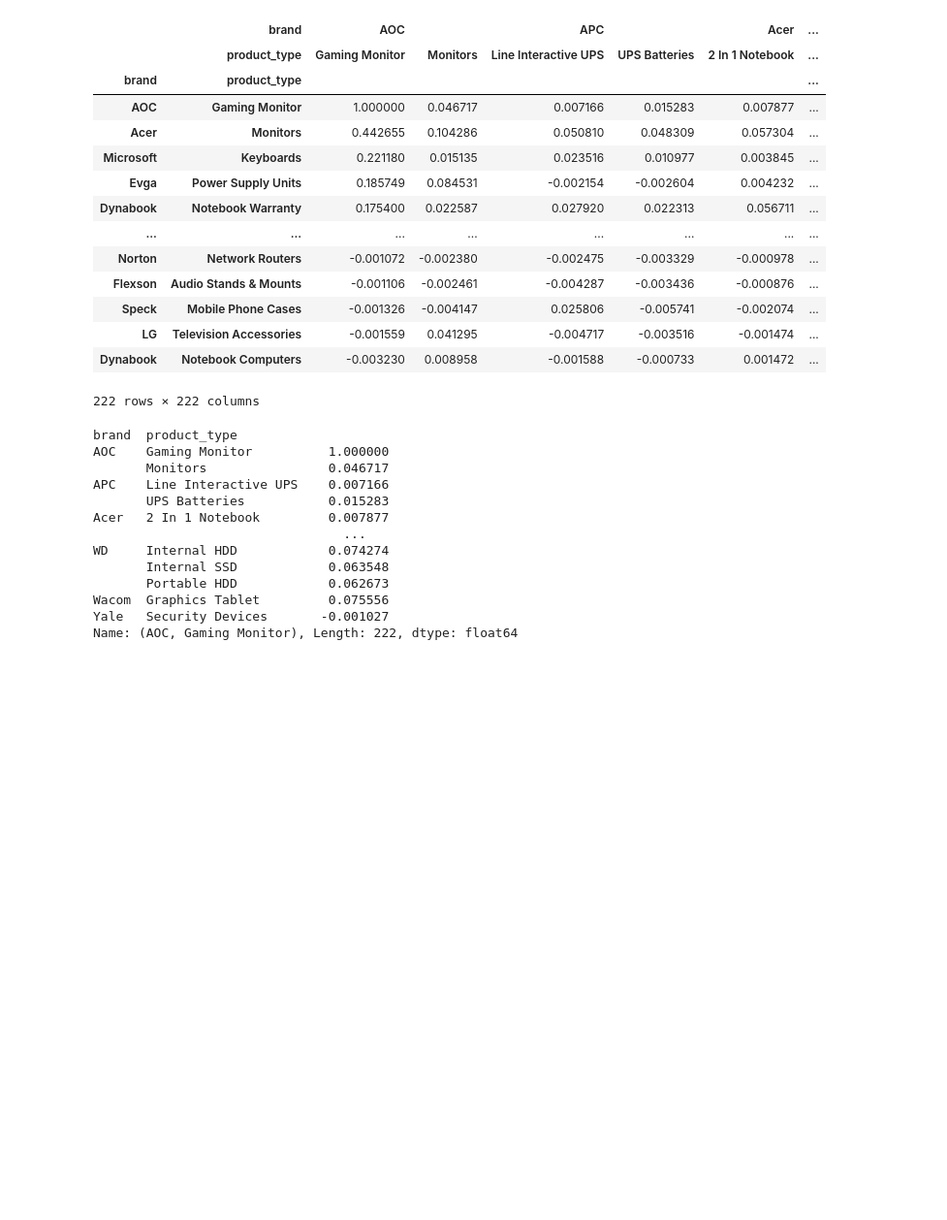
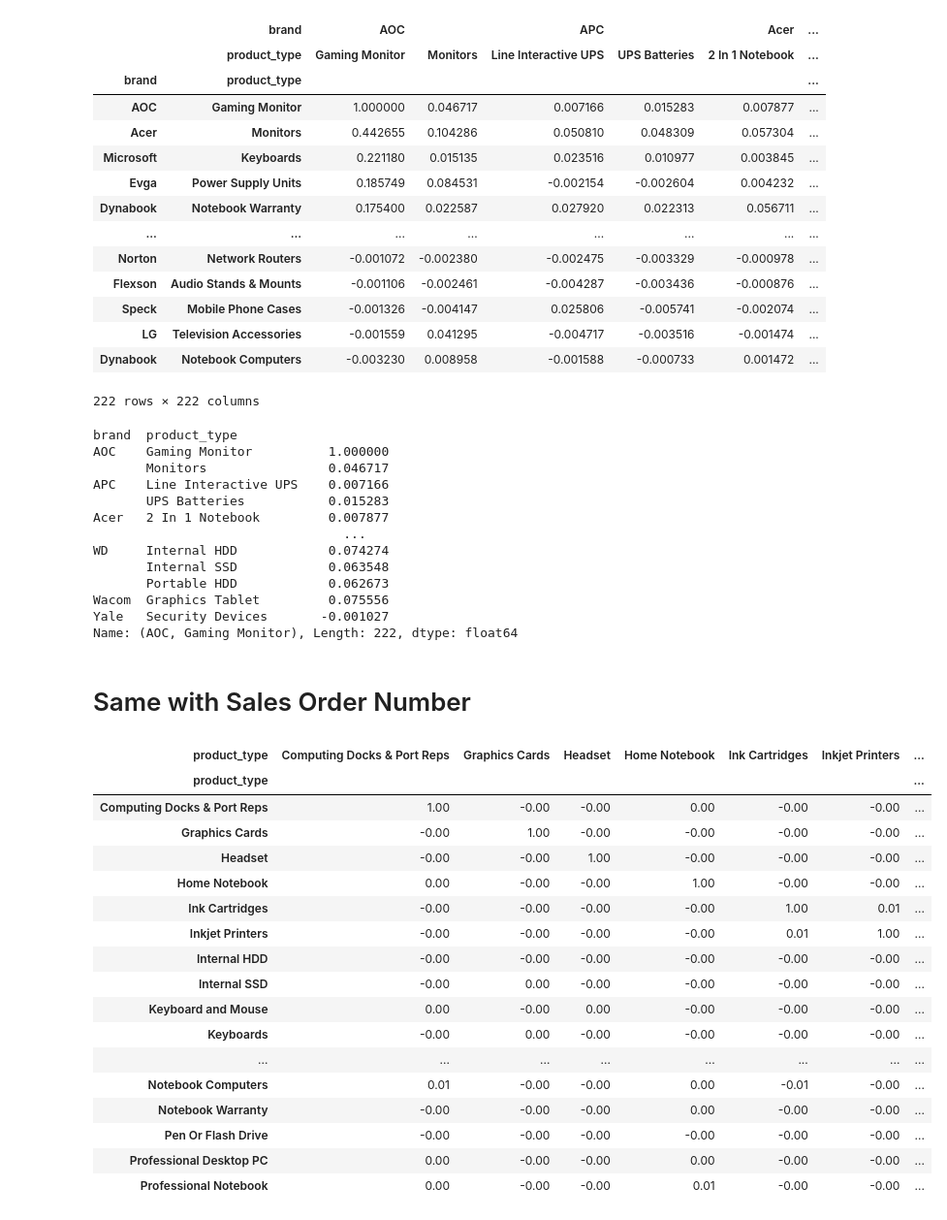
Before and after one commit to cholmes90s/data-analysis-and-clustering, a Jupyter notebook: src/analysis/item_correlation.ipynb, the cells around one changed output. Shown: that part at 97% size. Drawn from its saved outputs; the diff is of its cells as text; code cells hidden in the pictures; blank space fills up the shorter version.

```diff
--- a/src/analysis/item_correlation.ipynb
+++ b/src/analysis/item_correlation.ipynb
@@ -131,3 +130,31 @@ WD     Internal HDD            0.074274
 Wacom  Graphics Tablet         0.075556
 Yale   Security Devices       -0.001027
 Name: (AOC, Gaming Monitor), Length: 222, dtype: float64
+# %% [markdown]
+# Same with Sales Order Number
+# %%
+pivotted_product = top_selling_product_filtered_data.pivot_table(values='quantity', index=['sales_order_number'], columns=['product_type'])
+correlation_product = pivotted_product.fillna(0).corr().round(2)
+html = correlation_product.style.format(precision=2).background_gradient(cmap='flare').text_gradient(cmap='flare')
+html.to_html('../../images/item_correlation/item_correlation_table_sales_order_number.html')
+# %%
+html
+# %% [output]
+| product_type | Computing Docks & Port Reps | Graphics Cards | Headset | Home Notebook | Ink Cartridges | Inkjet Printers | ... |
+| product_type |  |  |  |  |  |  | ... |
+| Computing Docks & Port Reps | 1.00 | -0.00 | -0.00 | 0.00 | -0.00 | -0.00 | ... |
+| Graphics Cards | -0.00 | 1.00 | -0.00 | -0.00 | -0.00 | -0.00 | ... |
+| Headset | -0.00 | -0.00 | 1.00 | -0.00 | -0.00 | -0.00 | ... |
+| Home Notebook | 0.00 | -0.00 | -0.00 | 1.00 | -0.00 | -0.00 | ... |
+| Ink Cartridges | -0.00 | -0.00 | -0.00 | -0.00 | 1.00 | 0.01 | ... |
+| Inkjet Printers | -0.00 | -0.00 | -0.00 | -0.00 | 0.01 | 1.00 | ... |
+| Internal HDD | -0.00 | -0.00 | -0.00 | -0.00 | -0.00 | -0.00 | ... |
+| Internal SSD | -0.00 | 0.00 | -0.00 | -0.00 | -0.00 | -0.00 | ... |
+| Keyboard and Mouse | 0.00 | -0.00 | 0.00 | -0.00 | -0.00 | -0.00 | ... |
+| Keyboards | -0.00 | 0.00 | -0.00 | -0.00 | -0.00 | -0.00 | ... |
+| ... | ... | ... | ... | ... | ... | ... | ... |
+| Notebook Computers | 0.01 | -0.00 | -0.00 | 0.00 | -0.01 | -0.00 | ... |
+| Notebook Warranty | -0.00 | -0.00 | -0.00 | 0.00 | -0.00 | -0.00 | ... |
+| Pen Or Flash Drive | -0.00 | -0.00 | -0.00 | -0.00 | -0.00 | -0.00 | ... |
+| Professional Desktop PC | 0.00 | -0.00 | -0.00 | 0.00 | -0.00 | -0.00 | ... |
+| Professional Notebook | 0.00 | -0.00 | -0.00 | 0.01 | -0.00 | -0.00 | ... |
```
Also changed, not shown: parts of 1 cell of this notebook, 6 other files.
